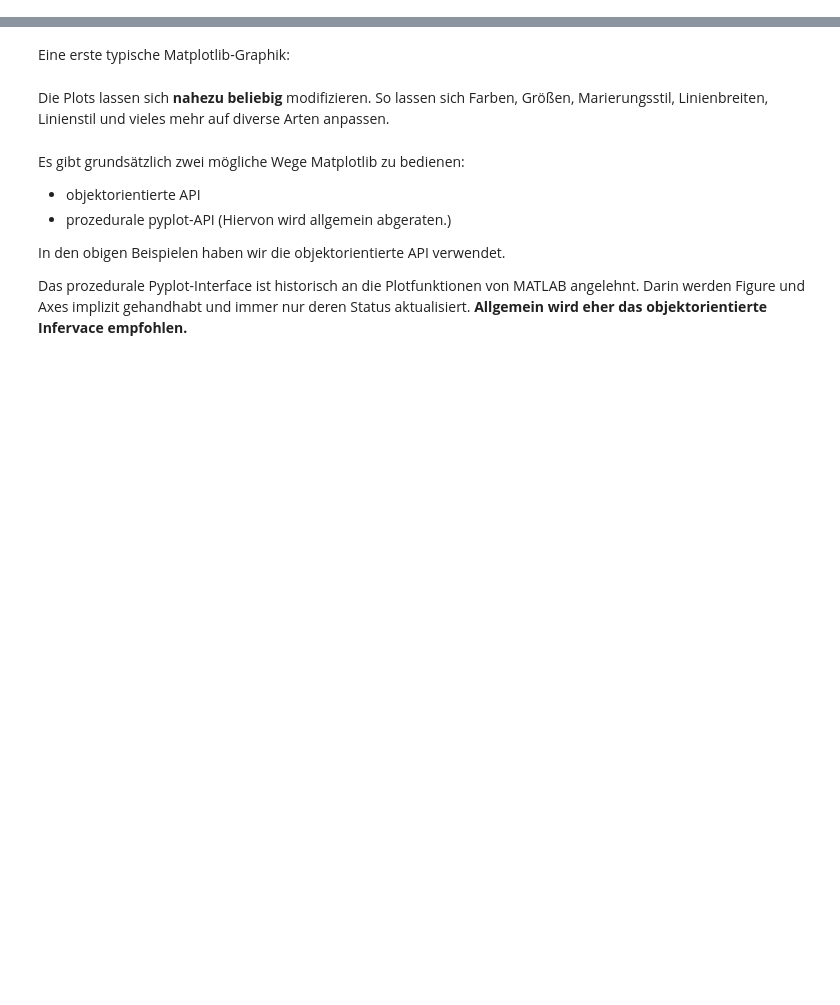
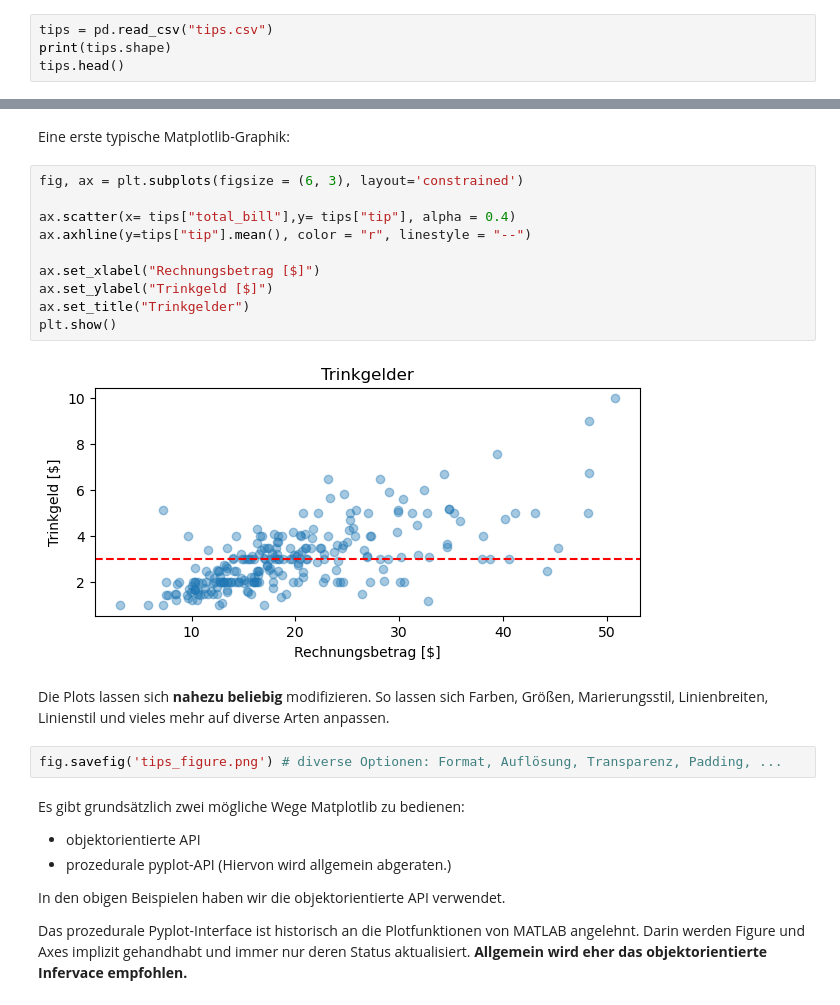
Before and after one commit to thieleju/studium, a Jupyter notebook: Data Science/tutorial_visualization.ipynb, the cells around one changed output, grey strips where cells are left out. Drawn from its saved outputs; the diff is of its cells as text; blank space fills up the shorter version.

```diff
--- a/Data Science/tutorial_visualization.ipynb
+++ b/Data Science/tutorial_visualization.ipynb
@@ -36,3 +49,7 @@ Die Aufteilung einer Matplotlib-Graphik in Figure, Axes und die diversen Subelem
 # %% [markdown]
 Der relativ übersichtliche Datensatz *tips* enthält alle oben genannten Merkmalsarten.
 Er dient uns als Beispiel in diesem Tutorial.
+# %%
+tips = pd.read_csv("tips.csv")
+print(tips.shape)
+tips.head()
@@ -39,8 +64,22 @@ Er dient uns als Beispiel in diesem Tutorial.
 # %% [markdown]
 Eine erste typische Matplotlib-Graphik:
+# %%
+fig, ax = plt.subplots(figsize = (6, 3), layout='constrained')
+
+ax.scatter(x= tips["total_bill"],y= tips["tip"], alpha = 0.4)
+ax.axhline(y=tips["tip"].mean(), color = "r", linestyle = "--")
+
+ax.set_xlabel("Rechnungsbetrag [$]")
+ax.set_ylabel("Trinkgeld [$]")
+ax.set_title("Trinkgelder")
+plt.show()
+# %% [output]
+[figure, added]
 # %% [markdown]
 Die Plots lassen sich **nahezu beliebig** modifizieren.
 So lassen sich Farben, Größen, Marierungsstil, Linienbreiten, Linienstil und vieles mehr auf diverse Arten anpassen.
+# %%
+fig.savefig('tips_figure.png') # diverse Optionen: Format, Auflösung, Transparenz, Padding, ...
 # %% [markdown]
 Es gibt grundsätzlich zwei mögliche Wege Matplotlib zu bedienen:
  - objektorientierte API
```
Also changed, not shown: parts of 22 cells of this notebook, 3 other files.
